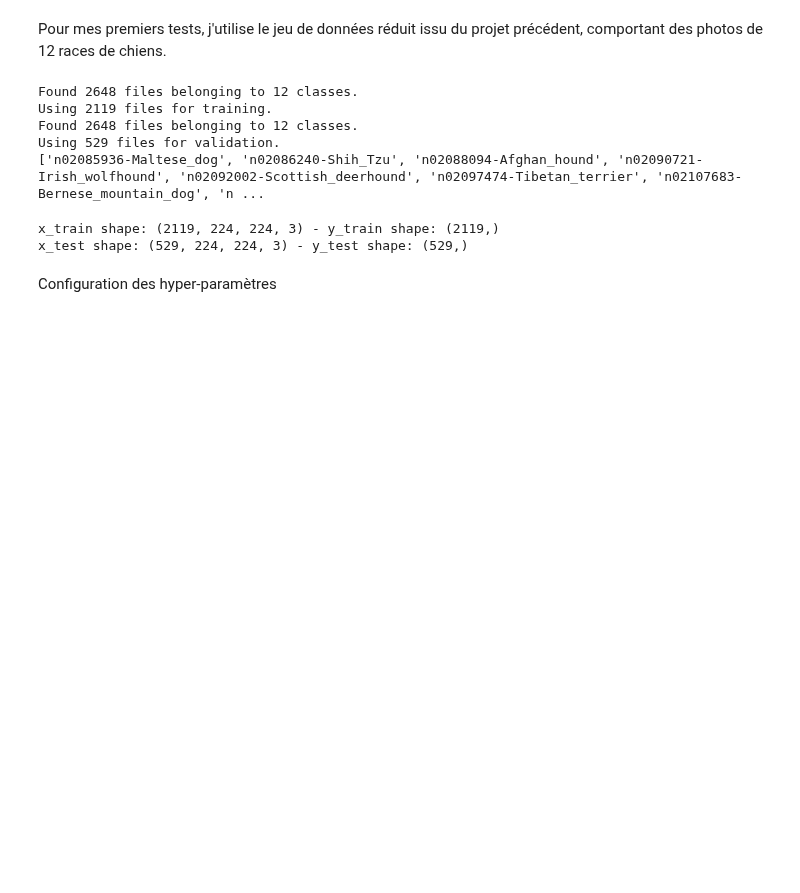
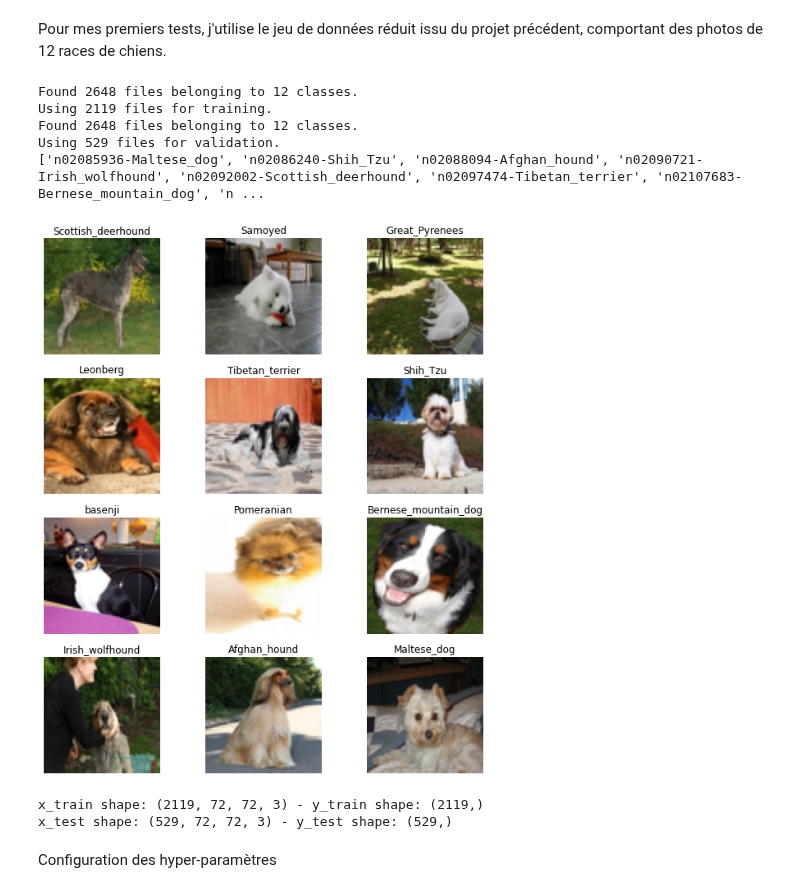
Before and after one commit to JulienGremillot/OpenClassrooms_Ingenieur_Machine_Learning, a Jupyter notebook: P7 - Développez une preuve de concept/Développez_une_preuve_de_concept_1.ipynb, the cells around one changed output. Cells and saved outputs as stored; diff of their text form; code cells hidden in the pictures; blank space fills up the shorter version.

Commit message:
Tests lancés sur JDD dogs "12" & "120"

```diff
--- a/P7 - Développez une preuve de concept/Développez_une_preuve_de_concept_1.ipynb
+++ b/P7 - Développez une preuve de concept/Développez_une_preuve_de_concept_1.ipynb
@@ -54,8 +55,33 @@ Using 2119 files for training.
 Found 2648 files belonging to 12 classes.
 Using 529 files for validation.
 ['n02085936-Maltese_dog', 'n02086240-Shih_Tzu', 'n02088094-Afghan_hound', 'n02090721-Irish_wolfhound', 'n02092002-Scottish_deerhound', 'n02097474-Tibetan_terrier', 'n02107683-Bernese_mountain_dog', 'n ...
+# %%
+# Lecture des images du dataset
+plt.figure(figsize=(10, 12))
+i = 1
+for sub_dir in os.listdir(dataset_12):
+    sub_dir_images = os.listdir(dataset_12 + sub_dir)
+    j = 0
+    for sub_dir_image in sub_dir_images:
+        if i <= 12 and j == 0:
+            image = os.path.join(dataset_12, sub_dir, sub_dir_image)
+            img = Image.open(image)
+            img_resized = img.resize((width, height))
+            plt.subplot(4, 3, i)
+            plt.axis('off')
+            race = sub_dir.split('-')[1]
+            plt.title(race)
+            plt.imshow(img_resized)
+            i = i + 1
+            j = j + 1
+plt.show()
+# %% [output]
+[figure, added]
 # %%
 def concat_batchs(dataset):
+  """
+  Charge en mémoire le jeu de données batché
+  """
   x_ds = None
   y_ds = None
   for image_batch, labels_batch in tqdm(dataset):
@@ -73,8 +99,8 @@ def concat_batchs(dataset):
 print(f"x_train shape: {x_train.shape} - y_train shape: {y_train.shape}")
 print(f"x_test shape: {x_test.shape} - y_test shape: {y_test.shape}")
 # %% [output]
-x_train shape: (2119, 224, 224, 3) - y_train shape: (2119,)
-x_test shape: (529, 224, 224, 3) - y_test shape: (529,)
+x_train shape: (2119, 72, 72, 3) - y_train shape: (2119,)
+x_test shape: (529, 72, 72, 3) - y_test shape: (529,)
 # %% [markdown]
 Configuration des hyper-paramètres
 # %%
```
Also changed, not shown: parts of 23 cells of this notebook.
